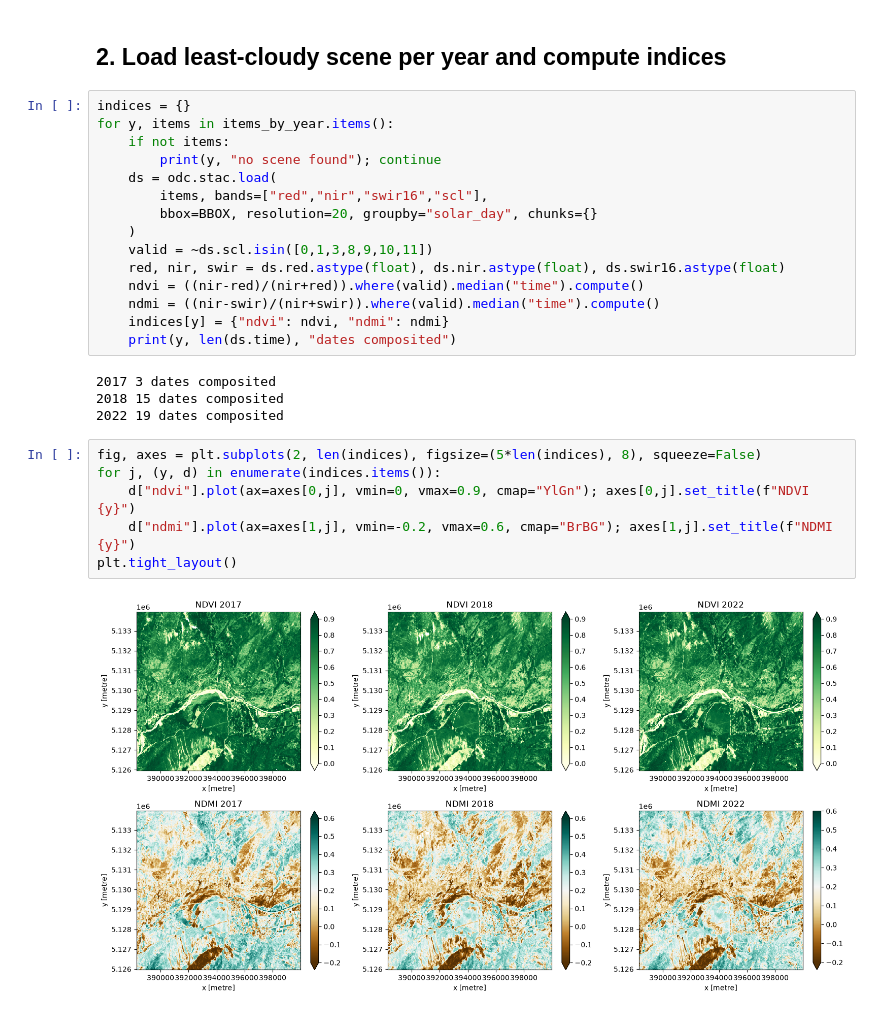
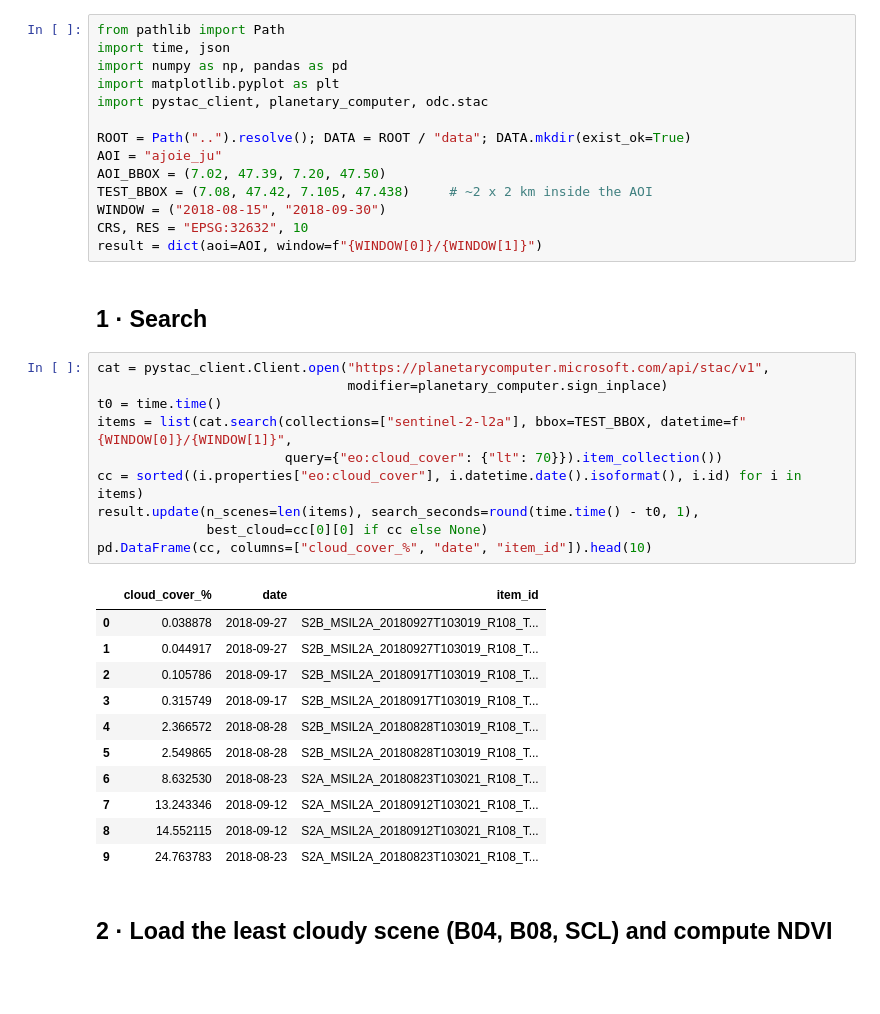
Before and after one commit to leudavid99-ops/sds320-project, a Jupyter notebook: notebooks/01_data_search.ipynb, the cells around one changed output. Cells and saved outputs as stored; diff of their text form; blank space fills up the shorter version.

```diff
--- a/notebooks/01_data_search.ipynb
+++ b/notebooks/01_data_search.ipynb
@@ -55,29 +4,40 @@ for y in years:
+# %%
+from pathlib import Path
+import time, json
+import numpy as np, pandas as pd
+import matplotlib.pyplot as plt
+import pystac_client, planetary_computer, odc.stac
+
+ROOT = Path("..").resolve(); DATA = ROOT / "data"; DATA.mkdir(exist_ok=True)
+AOI = "ajoie_ju"
+AOI_BBOX = (7.02, 47.39, 7.20, 47.50)
+TEST_BBOX = (7.08, 47.42, 7.105, 47.438)     # ~2 x 2 km inside the AOI
+WINDOW = ("2018-08-15", "2018-09-30")
+CRS, RES = "EPSG:32632", 10
+result = dict(aoi=AOI, window=f"{WINDOW[0]}/{WINDOW[1]}")
+# %% [markdown]
+## 1 · Search
+# %%
+cat = pystac_client.Client.open("https://planetarycomputer.microsoft.com/api/stac/v1",
+                                modifier=planetary_computer.sign_inplace)
+t0 = time.time()
+items = list(cat.search(collections=["sentinel-2-l2a"], bbox=TEST_BBOX, datetime=f"{WINDOW[0]}/{WINDOW[1]}",
+                        query={"eo:cloud_cover": {"lt": 70}}).item_collection())
+cc = sorted((i.properties["eo:cloud_cover"], i.datetime.date().isoformat(), i.id) for i in items)
+result.update(n_scenes=len(items), search_seconds=round(time.time() - t0, 1),
+              best_cloud=cc[0][0] if cc else None)
+pd.DataFrame(cc, columns=["cloud_cover_%", "date", "item_id"]).head(10)
+# %% [output]
+|  | cloud_cover_% | date | item_id |
+| 0 | 0.038878 | 2018-09-27 | S2B_MSIL2A_20180927T103019_R108_T... |
+| 1 | 0.044917 | 2018-09-27 | S2B_MSIL2A_20180927T103019_R108_T... |
+| 2 | 0.105786 | 2018-09-17 | S2B_MSIL2A_20180917T103019_R108_T... |
+| 3 | 0.315749 | 2018-09-17 | S2B_MSIL2A_20180917T103019_R108_T... |
+| 4 | 2.366572 | 2018-08-28 | S2B_MSIL2A_20180828T103019_R108_T... |
+| 5 | 2.549865 | 2018-08-28 | S2B_MSIL2A_20180828T103019_R108_T... |
+| 6 | 8.632530 | 2018-08-23 | S2A_MSIL2A_20180823T103021_R108_T... |
+| 7 | 13.243346 | 2018-09-12 | S2A_MSIL2A_20180912T103021_R108_T... |
+| 8 | 14.552115 | 2018-09-12 | S2A_MSIL2A_20180912T103021_R108_T... |
+| 9 | 24.763783 | 2018-08-23 | S2A_MSIL2A_20180823T103021_R108_T... |
 # %% [markdown]
-## 2. Load least-cloudy scene per year and compute indices
+## 2 · Load the least cloudy scene (B04, B08, SCL) and compute NDVI
-# %%
-indices = {}
-for y, items in items_by_year.items():
-    if not items:
-        print(y, "no scene found"); continue
-    ds = odc.stac.load(
-        items, bands=["red","nir","swir16","scl"],
-        bbox=BBOX, resolution=20, groupby="solar_day", chunks={}
-    )
-    valid = ~ds.scl.isin([0,1,3,8,9,10,11])
-    red, nir, swir = ds.red.astype(float), ds.nir.astype(float), ds.swir16.astype(float)
-    ndvi = ((nir-red)/(nir+red)).where(valid).median("time").compute()
-    ndmi = ((nir-swir)/(nir+swir)).where(valid).median("time").compute()
-    indices[y] = {"ndvi": ndvi, "ndmi": ndmi}
-    print(y, len(ds.time), "dates composited")
-# %% [output]
-2017 3 dates composited
-2018 15 dates composited
-2022 19 dates composited
-# %%
-fig, axes = plt.subplots(2, len(indices), figsize=(5*len(indices), 8), squeeze=False)
-for j, (y, d) in enumerate(indices.items()):
-    d["ndvi"].plot(ax=axes[0,j], vmin=0, vmax=0.9, cmap="YlGn"); axes[0,j].set_title(f"NDVI {y}")
-    d["ndmi"].plot(ax=axes[1,j], vmin=-0.2, vmax=0.6, cmap="BrBG"); axes[1,j].set_title(f"NDMI {y}")
-plt.tight_layout()
-# %% [output]
-[figure, removed]
```
Also changed, not shown: parts of 15 cells of this notebook, 22 other files.
